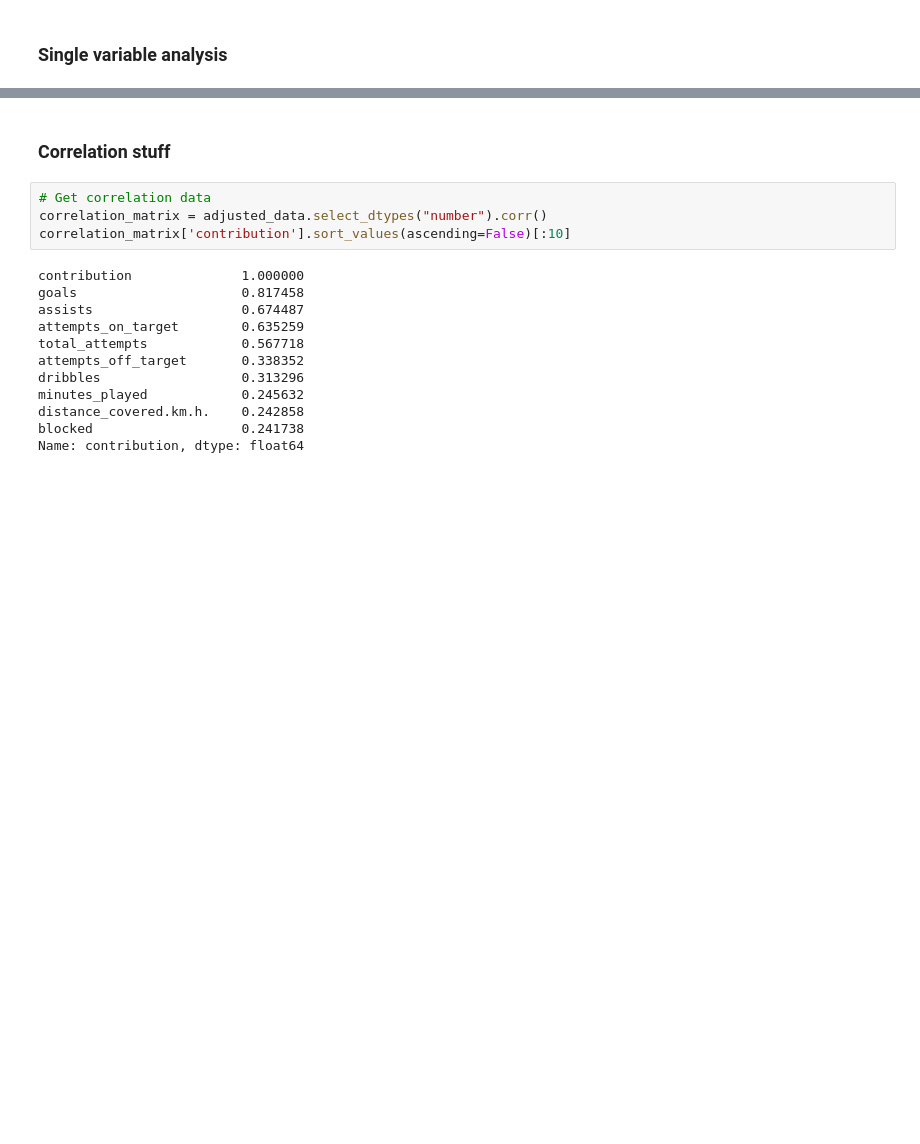
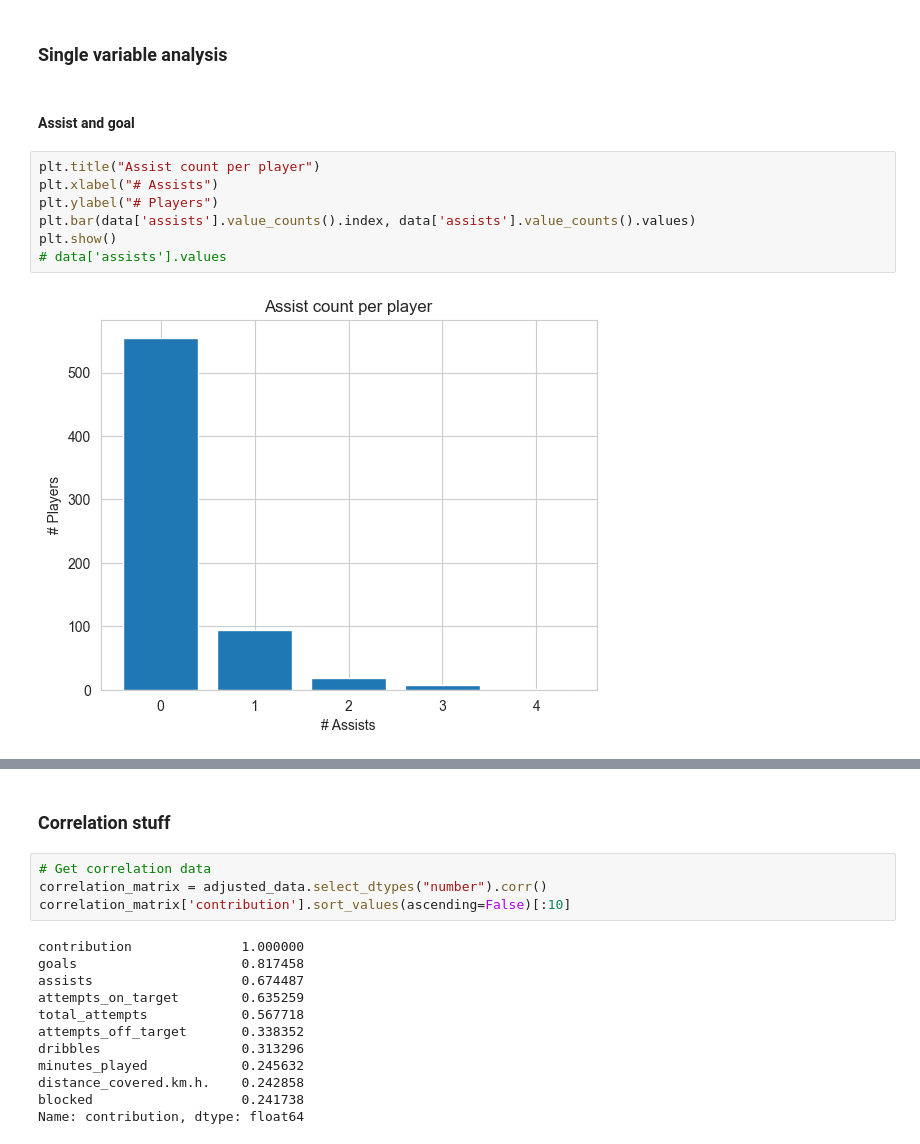
Before and after one commit to QuangHuy14899/Applied-Bayesian, a Jupyter notebook: EDA.ipynb, the cells around one changed output, grey strips where cells are left out. Saved outputs shown, nothing was run; the diff lists cells and outputs as text; blank space fills up the shorter version.

```diff
--- a/EDA.ipynb
+++ b/EDA.ipynb
@@ -80,2 +94,13 @@ adjusted_data.head()
 # %% [markdown]
 ### Single variable analysis
+# %% [markdown]
+#### Assist and goal
+# %%
+plt.title("Assist count per player")
+plt.xlabel("# Assists")
+plt.ylabel("# Players")
+plt.bar(data['assists'].value_counts().index, data['assists'].value_counts().values)
+plt.show()
+# data['assists'].values
+# %% [output]
+[figure, added]
```
Also changed, not shown: parts of 18 cells of this notebook.
